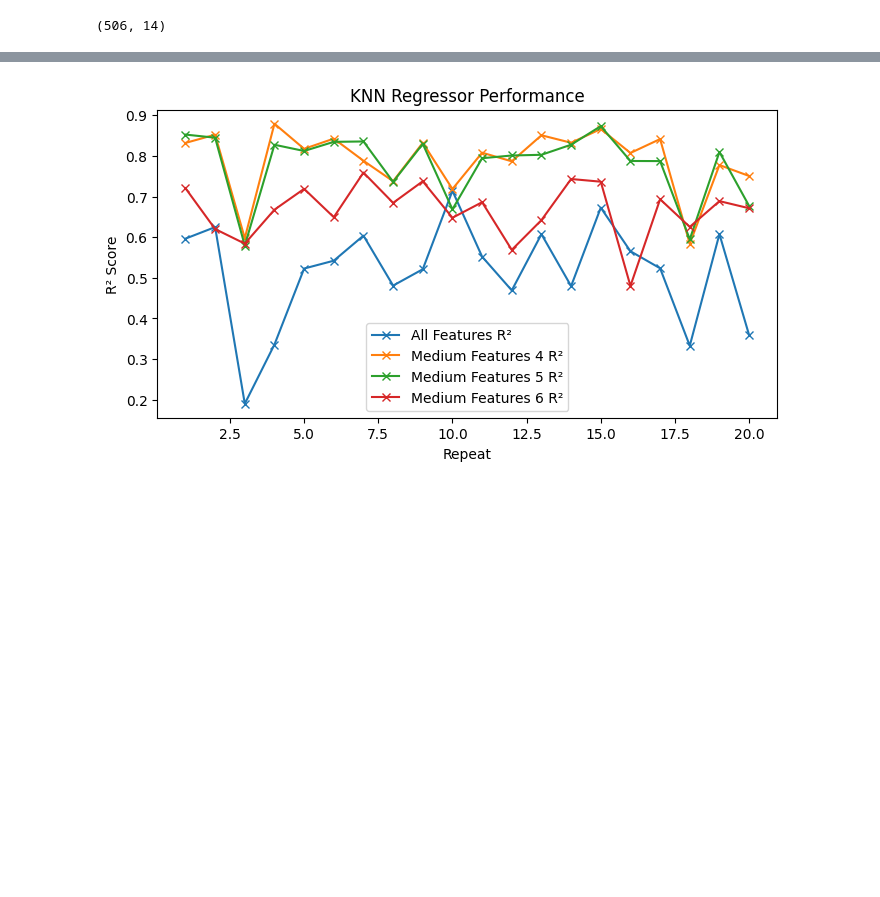
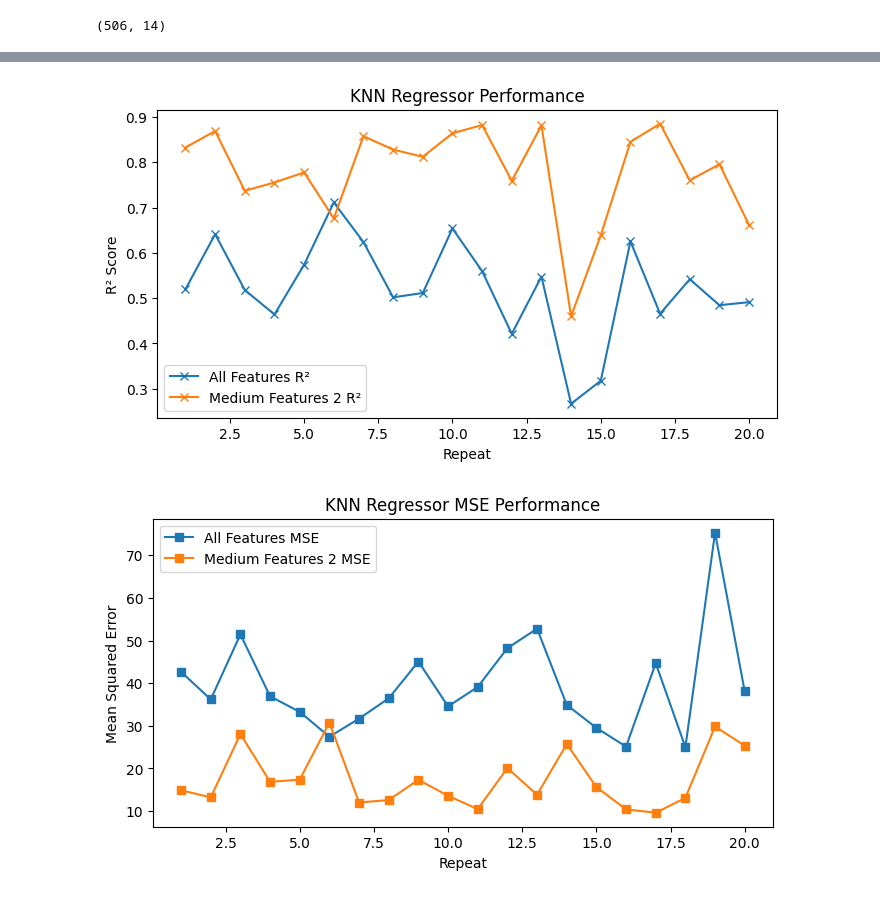
Before and after one commit to mehrnazeraeisi/Boston_Housing, a Jupyter notebook: BostonHousing_knnregression_modification.ipynb, the cells around one changed output, grey strips where cells are left out. Cells and saved outputs as stored; diff of their text form; code cells hidden in the pictures; blank space fills up the shorter version.

```diff
--- a/BostonHousing_knnregression_modification.ipynb
+++ b/BostonHousing_knnregression_modification.ipynb
@@ -10,6 +12,5 @@ from sklearn.metrics import r2_score, accuracy_score
 from sklearn.model_selection import train_test_split
 # %%
-
 # Function to prioritize features based on KNN R² score
 def features_prioritization(X, y, features):
     features_scores = []
@@ -18,9 +19,11 @@ def features_prioritization(X, y, features):
     for feature in features:
         X_feature = X[[feature]]  # Ensure 2D
         knn_reg.fit(X_feature, y)
-        r2 = knn_reg.score(X_feature, y)
-        features_scores.append((feature, r2))
+        y_pred = knn_reg.predict(X_feature)
+        r2 = r2_score(y, y_pred)
+        mse = mean_squared_error(y, y_pred)
+        features_scores.append((feature, r2, mse))  # اضافه شد
 
-    df_scores = pd.DataFrame(features_scores, columns=['Feature', 'R2_Score']).sort_values(by='R2_Score', ascending=False)
+    df_scores = pd.DataFrame(features_scores, columns=['Feature', 'R2_Score', 'MSE']).sort_values(by='R2_Score', ascending=False)
     return df_scores
 # %%
@@ -103,9 +120,10 @@ def knn_score(X_data, y_data, selected_features):
 
 # Compute R² and accuracy scores for each group
 groups = [data_features, strong_features, medium_features_1, medium_features_2, medium_features_3,
-          medium_features_4, medium_features_5, medium_features_6, poor_features]
+          medium_features_4, medium_features_5, medium_features_6,medium_features_7, medium_features_8 ]
 
 r2_scores = [knn_score(X_data, y_data, group) for group in groups]
+mse_scores = [knn_mse(X_data, y_data, group) for group in groups]
 # %%
 # Build summary DataFrame
 summary_df = pd.DataFrame({
@@ -132,22 +153,24 @@ print(summary_df)
 # %%
 
-def knn_evaluation(X_data, y_data,medium_features_4, medium_features_5, medium_features_6, data_features, test_size, n_repeats):
+def knn_evaluation(X_data, y_data,medium_features_2, data_features, test_size, n_repeats):
     # Initialize lists to store the results
+
+
+    mse_scores = {
+        "all_features": [],
+        "medium_features_2": []
+    }
 
     r2_scores = {
         "all_features": [],
-        "medium_features_4": [],
-        "medium_features_5": [],
-        "medium_features_6":[]
+        "medium_features_2": []
     }
 
 
     # List of feature groups to evaluate
     feature_groups = {
         "all_features": data_features,
-        "medium_features_4": medium_features_4,
-        "medium_features_5": medium_features_5,
-        "medium_features_6":medium_features_6
+        "medium_features_2": medium_features_2
     }
 
     # Repeat the process n_repeats times with different train-test splits
@@ -161,6 +184,7 @@ def knn_evaluation(X_data, y_data,medium_features_4, medium_features_5, medium_f
             knn_reg.fit(X_train[group_features], y_train)
             y_pred_reg = knn_reg.predict(X_test[group_features])
             r2_scores[group_name].append(r2_score(y_test, y_pred_reg))
+            mse_scores[group_name].append(mean_squared_error(y_test, y_pred_reg))
 
     # Plot results for R² and Accuracy
     x = np.arange(1, n_repeats + 1)
@@ -175,6 +199,17 @@ def knn_evaluation(X_data, y_data,medium_features_4, medium_features_5, medium_f
     plt.title('KNN Regressor Performance')
     plt.legend()
     plt.show()
+
+
+    # MSE plot
+    plt.figure(figsize=(8, 4))
+    for group_name, mse_list in mse_scores.items():
+        plt.plot(x, mse_list, label=f"{group_name.replace('_', ' ').title()} MSE", marker='s')
+    plt.xlabel('Repeat')
+    plt.ylabel('Mean Squared Error')
+    plt.title('KNN Regressor MSE Performance')
+    plt.legend()
+    plt.show()
 # %%
 
 # Example usage (add this after you load and preprocess your data):
@@ -184,7 +220,8 @@ knn_evaluation(X_data, y_data, medium_features_4, medium_features_5, medium_feat
 # %%
 # Example usage (add this after you load and preprocess your data):
-knn_evaluation(X_data, y_data, medium_features_4, medium_features_5, medium_features_6, data_features, test_size=0.13, n_repeats=20)
+knn_evaluation(X_data, y_data, medium_features_2,  data_features, test_size=0.13, n_repeats=20)
 # %% [output]
-[figure, old version]
+[figure, new version]
+[figure, added]
 # %%
 # Example usage (add this after you load and preprocess your data):
```
Also changed, not shown: parts of 10 cells of this notebook.
